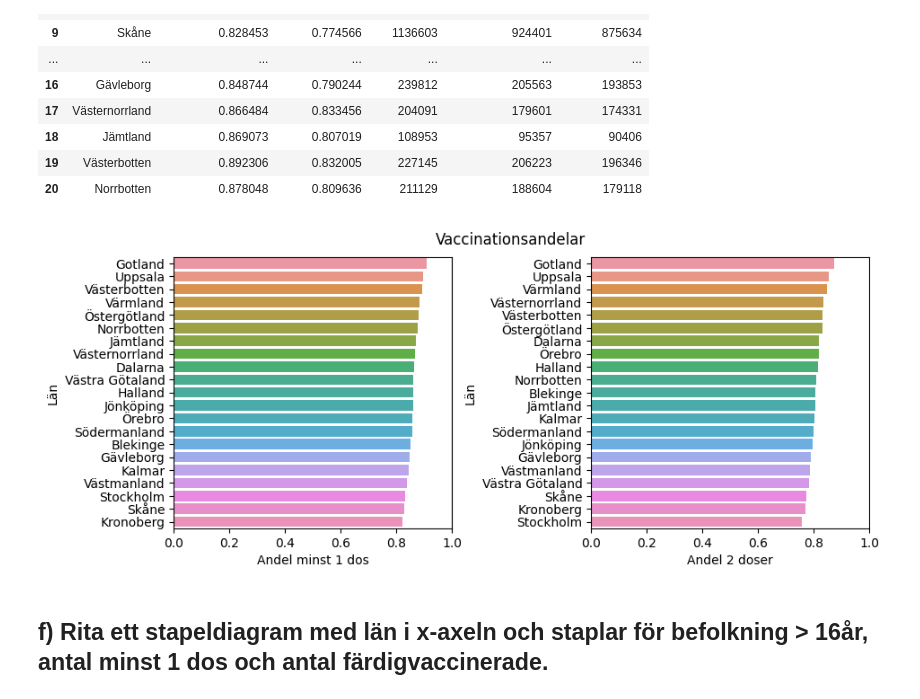
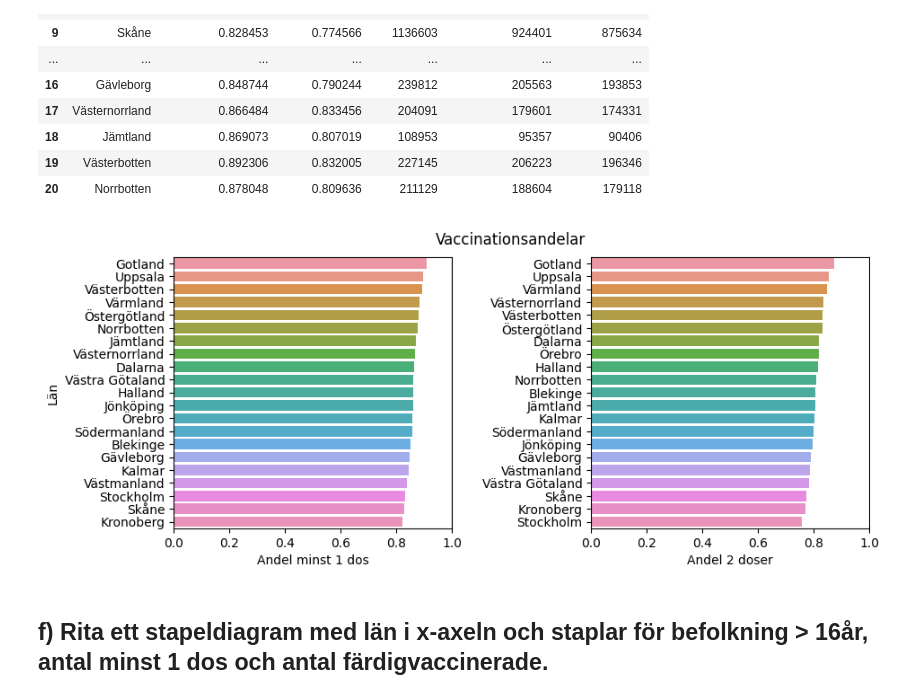
Before and after one commit to jwiegert/databehandling-joachim-wiegert, a Jupyter notebook: labs/lab1/jwiegert_lab1.ipynb, the cells around one changed output. Cells and saved outputs as stored; diff of their text form; code cells hidden in the pictures.

```diff
--- a/labs/lab1/jwiegert_lab1.ipynb
+++ b/labs/lab1/jwiegert_lab1.ipynb
@@ -350,33 +350,37 @@ vaccine_per_laen
 # %%
 # Plot with Seaborn
 fig,ax = plt.subplots(1,2, figsize=(10,4), dpi=100)
 ax[0].set_xlim(0,1)
 ax[1].set_xlim(0,1)
 plt.subplots_adjust(wspace = 0.5)
 
 sns.barplot(
     data=vaccine_per_laen.sort_values('Andel minst 1 dos', ascending=False),
     y='Län', x='Andel minst 1 dos',
     ax=ax[0]
 );
 
+plt.ylabel("")
+
 sns.barplot(
     data=vaccine_per_laen.sort_values('Andel 2 doser', ascending=False),
     y='Län', x='Andel 2 doser',
     ax=ax[1]
 );
+
+plt.ylabel("")
 
 # save figure: 2e_seaborn.png
 # bbox_inches automatically searches for the limits around the figure so that
 # nothing is cut.
 fig.suptitle("Vaccinationsandelar",y=0.95)
 fig.set_facecolor("white")
 fig.savefig("visualiseringar/2e_vaccinandelar_seaborn.png", bbox_inches="tight")
 # FYI: jag ägnade kanske en timme åt att försöka ta bort y_label "Län", det går i så gott
 # som alla andra seaborn plots, men inte barplot vad jag kan hitta, den är överflödig,
 # speciellt i den andra subplotten, men jag får inte bort den >_<
 # %% [output]
-[figure, old version]
+[figure, new version]
 # %%
 # Plot with plotly express
 fig = px.bar(
```
Also changed, not shown: 8 other files.
